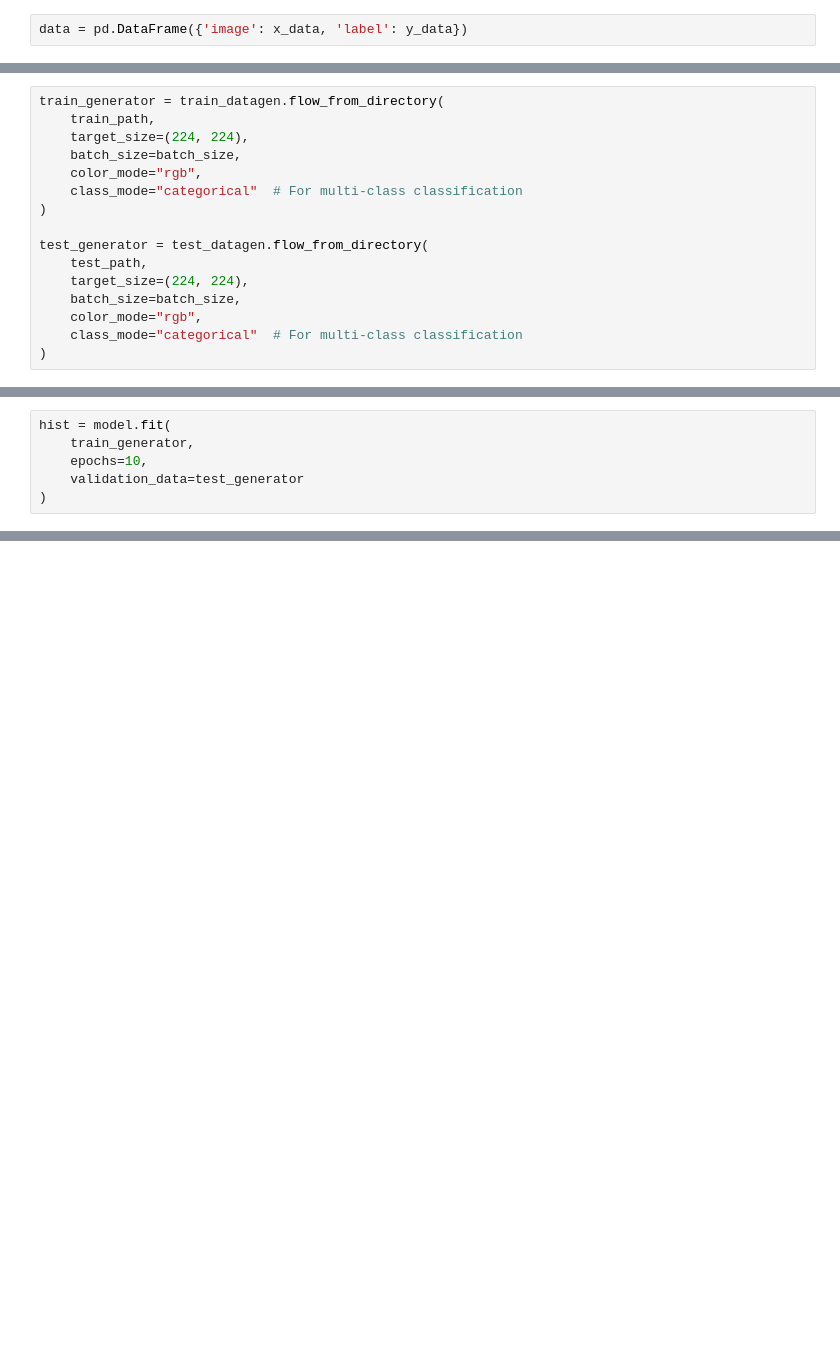
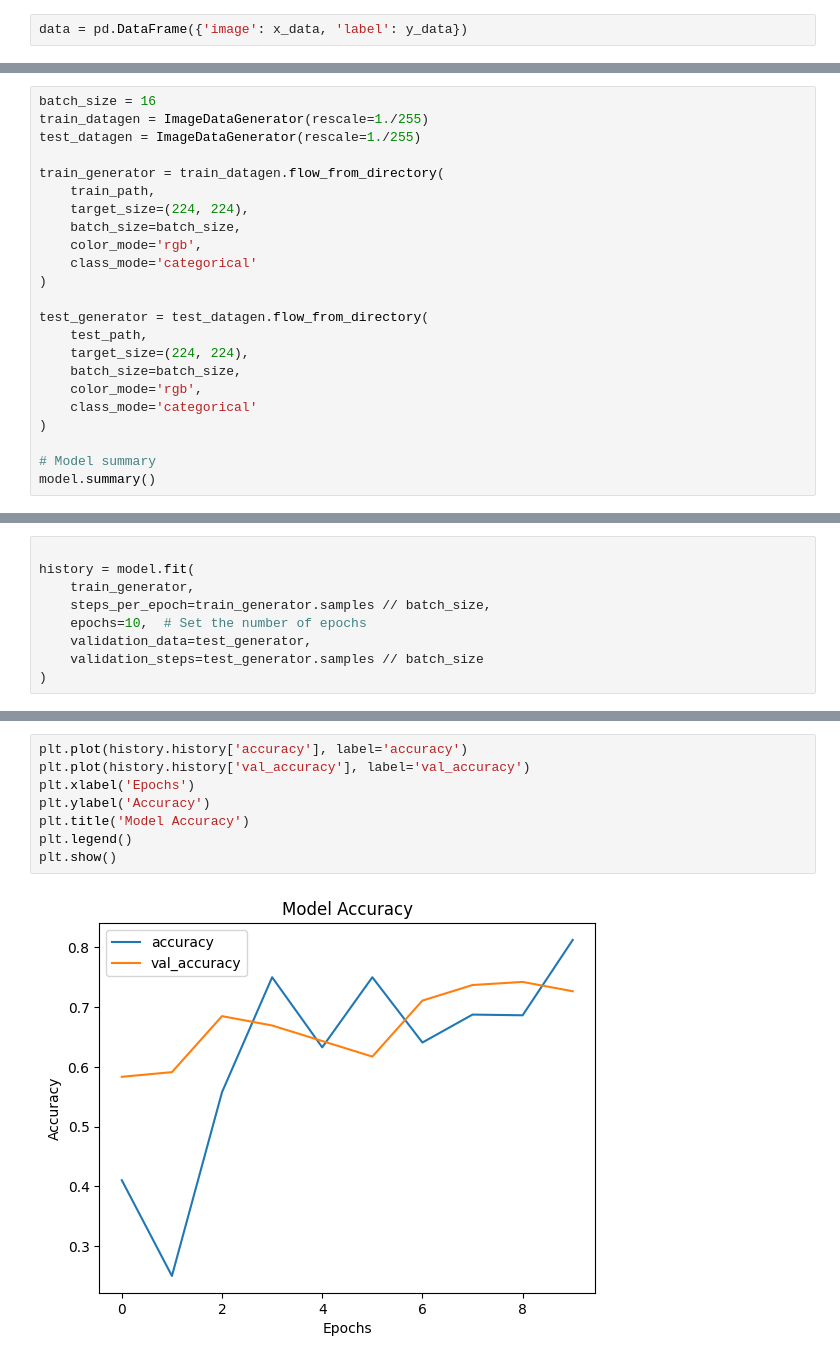
Before and after one commit to VarkalaAkhila/Week1, a Jupyter notebook: plastic_classification.ipynb, the cells around one changed output, grey strips where cells are left out. Drawn from its saved outputs; the diff is of its cells as text; blank space fills up the shorter version.

```diff
--- a/plastic_classification.ipynb
+++ b/plastic_classification.ipynb
@@ -145,17 +69,24 @@ Model: "sequential_3"
 # %%
+batch_size = 16
+train_datagen = ImageDataGenerator(rescale=1./255)
+test_datagen = ImageDataGenerator(rescale=1./255)
+
 train_generator = train_datagen.flow_from_directory(
     train_path,
     target_size=(224, 224),
     batch_size=batch_size,
-    color_mode="rgb",
-    class_mode="categorical"  # For multi-class classification
+    color_mode='rgb',
+    class_mode='categorical'
 )
 
 test_generator = test_datagen.flow_from_directory(
     test_path,
     target_size=(224, 224),
     batch_size=batch_size,
-    color_mode="rgb",
-    class_mode="categorical"  # For multi-class classification
+    color_mode='rgb',
+    class_mode='categorical'
 )
+
+# Model summary
+model.summary()
 # %% [output]
@@ -164,8 +116,11 @@ Found 390 images belonging to 3 classes.
 # %%
-hist = model.fit(
+
+history = model.fit(
     train_generator,
-    epochs=10,
-    validation_data=test_generator
+    steps_per_epoch=train_generator.samples // batch_size,
+    epochs=10,  # Set the number of epochs
+    validation_data=test_generator,
+    validation_steps=test_generator.samples // batch_size
 )
 # %% [output]
 Epoch 1/10
@@ -190,0 +147,10 @@ Epoch 10/10
+# %%
+plt.plot(history.history['accuracy'], label='accuracy')
+plt.plot(history.history['val_accuracy'], label='val_accuracy')
+plt.xlabel('Epochs')
+plt.ylabel('Accuracy')
+plt.title('Model Accuracy')
+plt.legend()
+plt.show()
+# %% [output]
+[figure, added]
```
Also changed, not shown: parts of 15 cells of this notebook.
